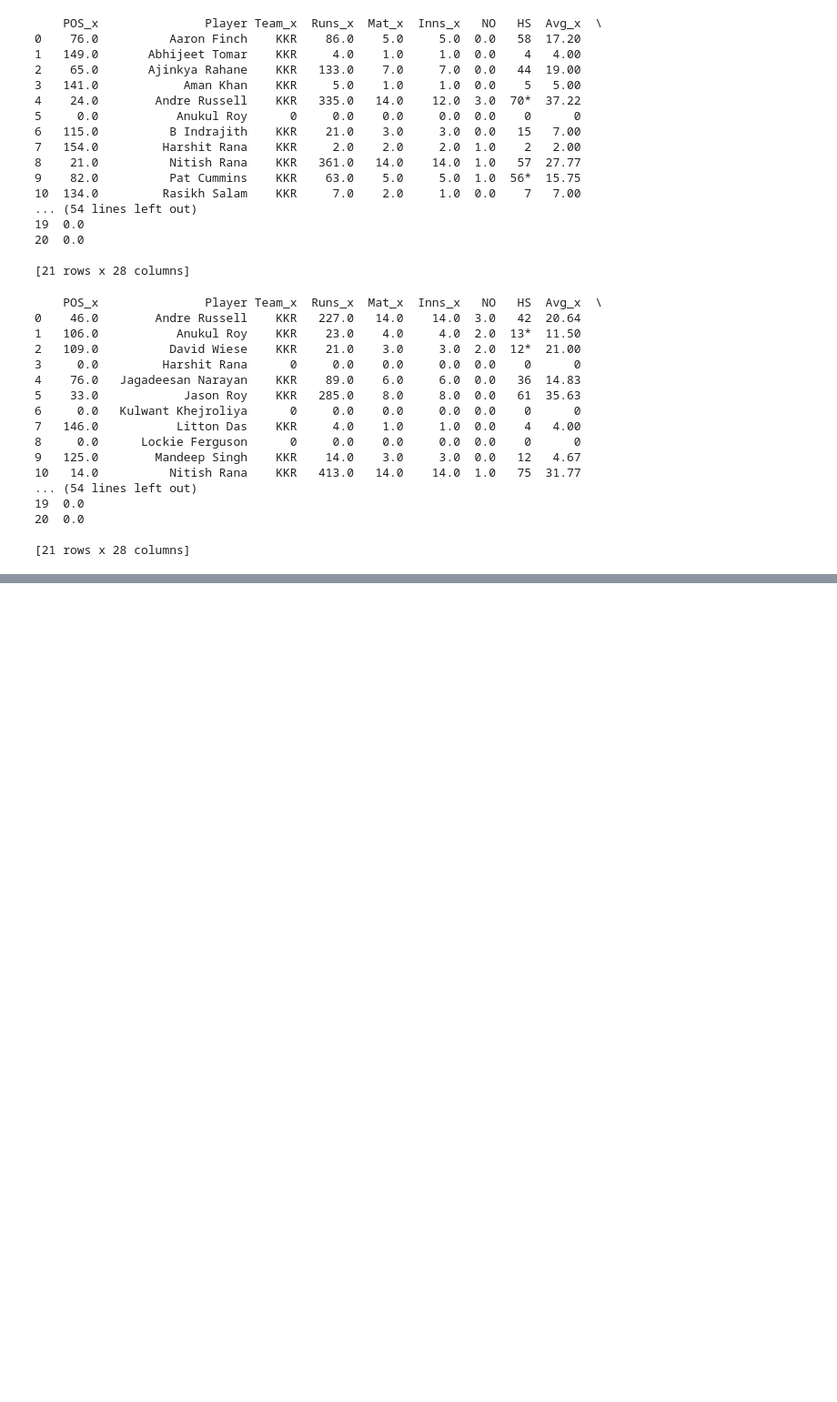
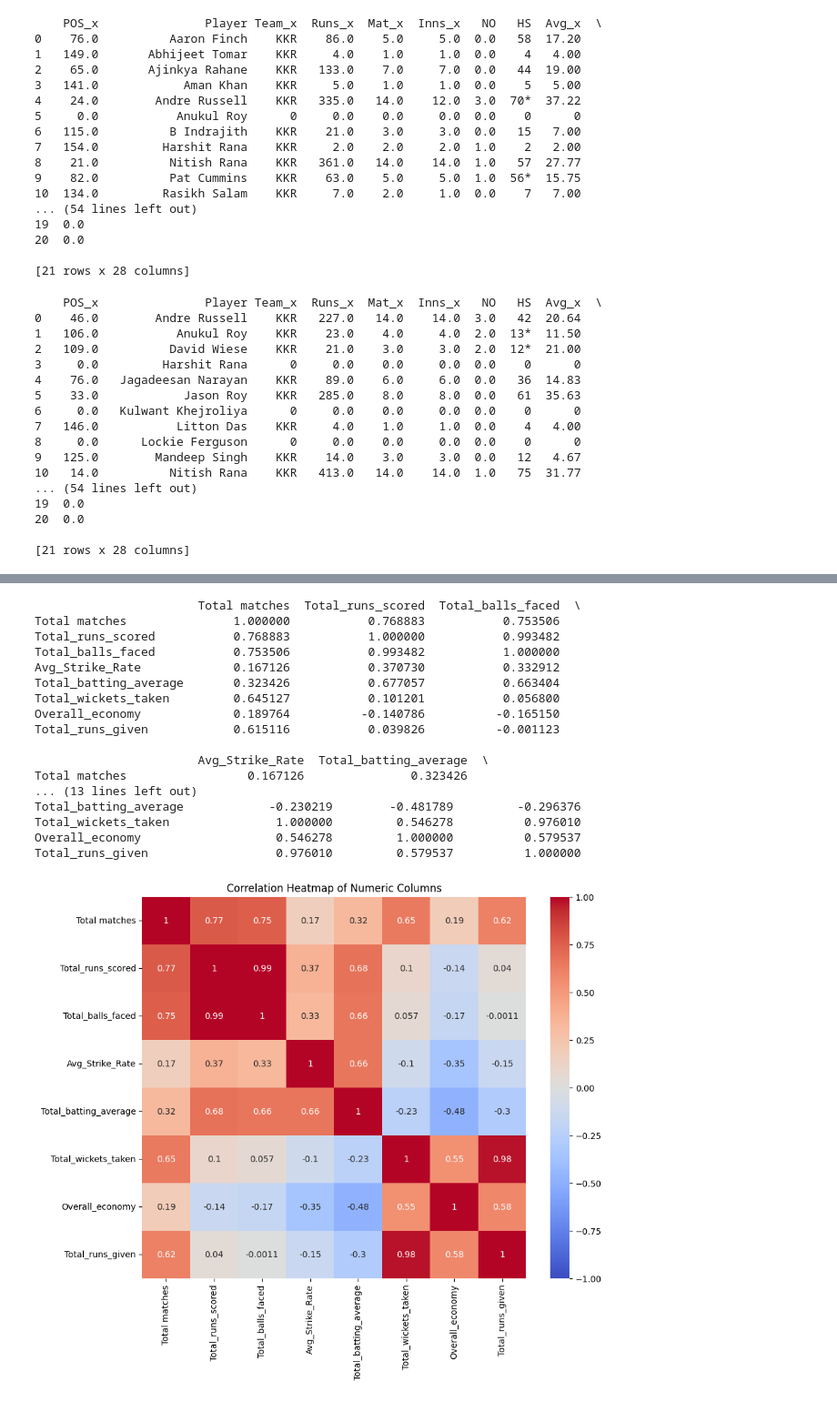
Before and after one commit to NIRANJANGOPALAN/IPL_player_analysis, a Jupyter notebook: Kolkata/kolkata_workbook.ipynb, the cells around one changed output, grey strips where cells are left out. Shown at 91% size. Saved outputs shown, nothing was run; the diff lists cells and outputs as text; code cells hidden in the pictures; blank space fills up the shorter version.

```diff
--- a/Kolkata/kolkata_workbook.ipynb
+++ b/Kolkata/kolkata_workbook.ipynb
@@ -312,0 +372,13 @@ merged_df.fillna(0, inplace=True)
+# %%
+Feature_add['Total_runs_given'] = Feature_add['Runs_given_2022'] + Feature_add['Runs_given_2023'] + Feature_add['Runs_given_2024']
+# %%
+# Function to calculate average strike rate
+def avg_strike_rate(row):
+    rates = [row['Batting_strikerate_2022'], row['Batting_strikerate_2023'], row['Batting_strikerate_2024']]
+    valid_rates = [rate for rate in rates if rate != 0]
+    return np.mean(valid_rates) if valid_rates else 0
+
+# Apply the function to each row
+Feature_add['Avg_Strike_Rate'] = Feature_add.apply(avg_strike_rate, axis=1)
+# %%
+Modified_data = Feature_add[['Player','Total matches','Total_runs_scored','Total_balls_faced','Avg_Strike_Rate','Total_batting_average','Total_wickets_taken','Overall_economy','Total_runs_given']]
@@ -312,0 +406,4 @@ merged_df.fillna(0, inplace=True)
+# %%
+Modified_data.drop(columns=['Total_runs_scored_norm','Total_batting_average_norm',
+                            'Avg_Strike_Rate_norm','Total_wickets_taken_norm','Bowling_economy_norm',
+                            'Player_type'], axis=1, inplace=True)
@@ -312,0 +434,31 @@ merged_df.fillna(0, inplace=True)
+# %%
+cr_data = Modified_data[['Total matches','Total_runs_scored','Total_balls_faced','Avg_Strike_Rate','Total_batting_average','Total_wickets_taken','Overall_economy','Total_runs_given']]
+cf = cr_data.corr()
+
+# Print correlation matrix
+print(cf)
+
+# Visualize correlation matrix
+plt.figure(figsize=(10, 8))
+sns.heatmap(cf, annot=True, cmap='coolwarm', vmin=-1, vmax=1)
+plt.title('Correlation Heatmap of Numeric Columns')
+plt.show()
+# %% [output]
+                       Total matches  Total_runs_scored  Total_balls_faced  \
+Total matches               1.000000           0.768883           0.753506
+Total_runs_scored           0.768883           1.000000           0.993482
+Total_balls_faced           0.753506           0.993482           1.000000
+Avg_Strike_Rate             0.167126           0.370730           0.332912
+Total_batting_average       0.323426           0.677057           0.663404
+Total_wickets_taken         0.645127           0.101201           0.056800
+Overall_economy             0.189764          -0.140786          -0.165150
+Total_runs_given            0.615116           0.039826          -0.001123
+
+                       Avg_Strike_Rate  Total_batting_average  \
+Total matches                 0.167126               0.323426
+... (13 lines left out)
+Total_batting_average            -0.230219        -0.481789         -0.296376
+Total_wickets_taken               1.000000         0.546278          0.976010
+Overall_economy                   0.546278         1.000000          0.579537
+Total_runs_given                  0.976010         0.579537          1.000000
+[figure, added]
```
Also changed, not shown: parts of 23 cells of this notebook, 16 other files.
